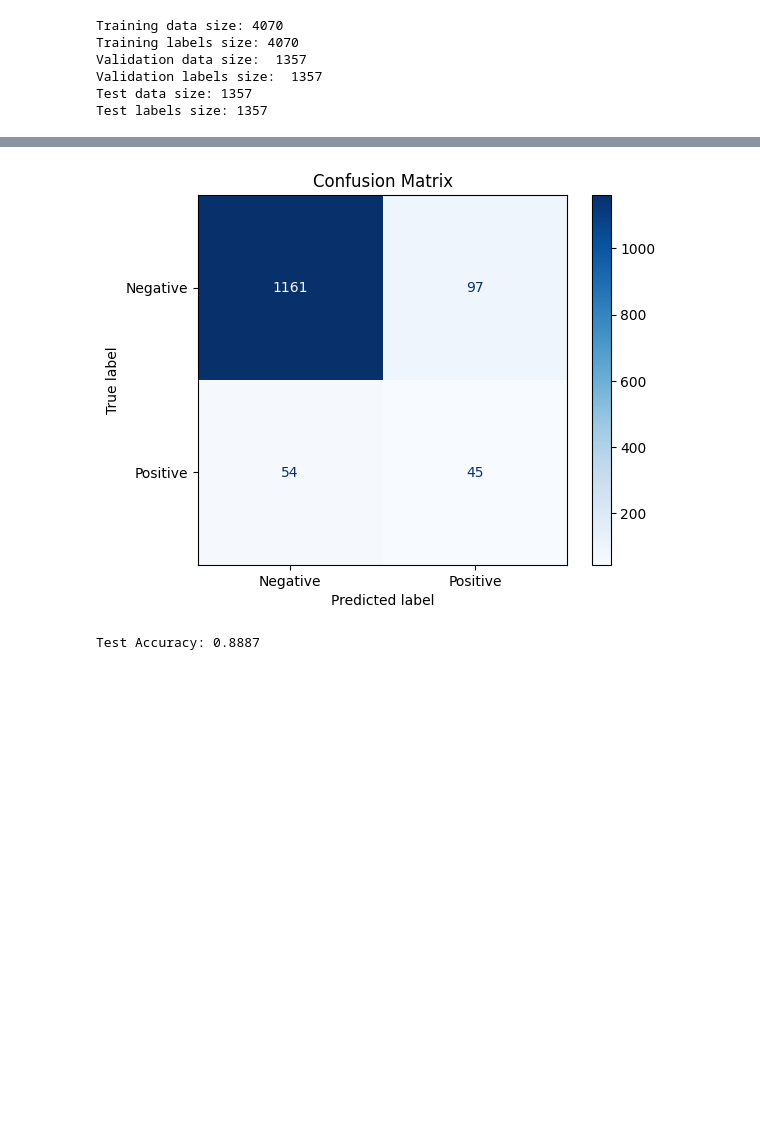
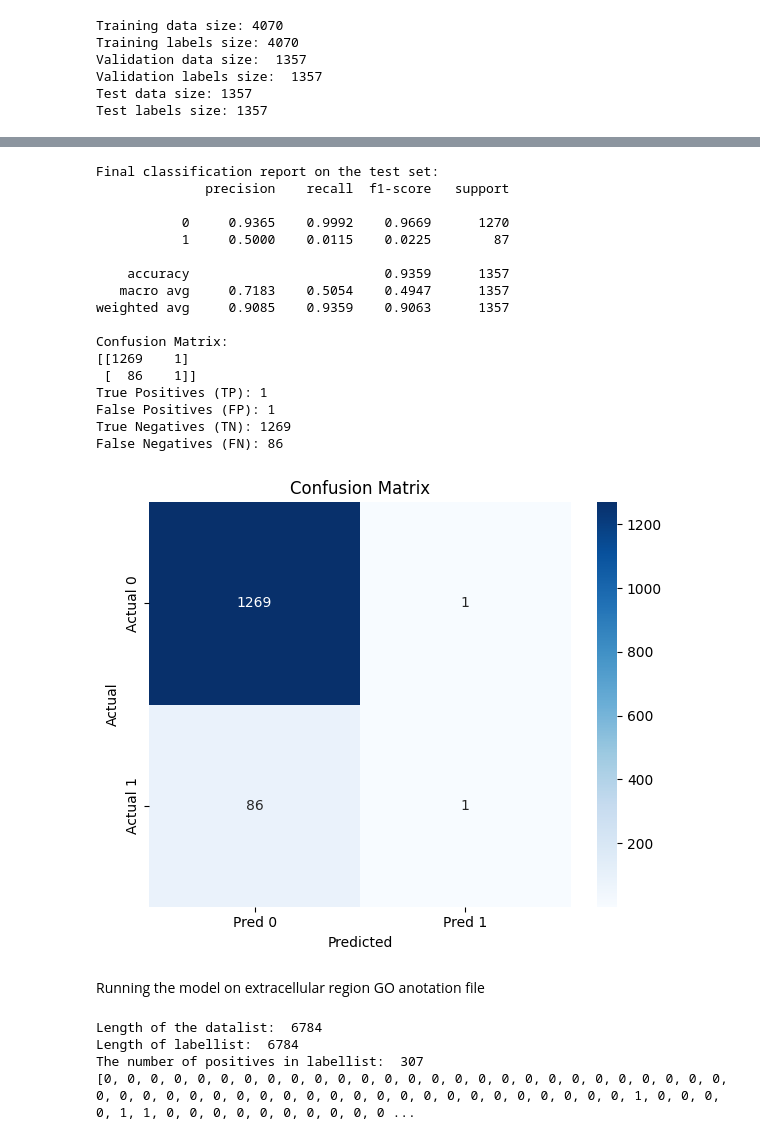
Before and after one commit to anushahulbatte/deeplearning, a Jupyter notebook: Testing_with_GO_annotations.ipynb, the cells around one changed output, grey strips where cells are left out. Cells and saved outputs as stored; diff of their text form; code cells hidden in the pictures; blank space fills up the shorter version.

```diff
--- a/Testing_with_GO_annotations.ipynb
+++ b/Testing_with_GO_annotations.ipynb
@@ -1195,5 +900,59 @@ Epoch 40: Train Loss: 0.2766, Val Loss: 0.3924, Val Acc: 0.8696, Test Acc: 0.871
-# %%
-test_cm = evaluate_with_confusion_matrix(model, test_iter_signal)
-# %% [output]
-[figure, removed]
-Test Accuracy: 0.8887
+# %%
+from sklearn.metrics import confusion_matrix
+
+# Printing a classification report to get more idea on the performance of the model
+# with the help of other metrics
+print("\nFinal classification report on the test set:")
+print(classification_report(all_labels, all_preds, digits=4))
+
+# Compute confusion matrix
+cm = confusion_matrix(all_labels, all_preds)
+
+tn, fp, fn, tp = cm.ravel()
+print(f"Confusion Matrix:\n{cm}")
+print(f"True Positives (TP): {tp}")
+print(f"False Positives (FP): {fp}")
+print(f"True Negatives (TN): {tn}")
+print(f"False Negatives (FN): {fn}")
+
+import seaborn as sns
+import matplotlib.pyplot as plt
+
+plt.figure(figsize=(6, 5))
+sns.heatmap(cm, annot=True, fmt='d', cmap='Blues',
+            xticklabels=['Pred 0', 'Pred 1'],
+            yticklabels=['Actual 0', 'Actual 1'])
+plt.title('Confusion Matrix')
+plt.ylabel('Actual')
+plt.xlabel('Predicted')
+plt.tight_layout()
+plt.show()
+# %% [output]
+Final classification report on the test set:
+              precision    recall  f1-score   support
+
+           0     0.9365    0.9992    0.9669      1270
+           1     0.5000    0.0115    0.0225        87
+
+    accuracy                         0.9359      1357
+   macro avg     0.7183    0.5054    0.4947      1357
+weighted avg     0.9085    0.9359    0.9063      1357
+
+Confusion Matrix:
+[[1269    1]
+ [  86    1]]
+True Positives (TP): 1
+False Positives (FP): 1
+True Negatives (TN): 1269
+False Negatives (FN): 86
+[figure, added]
+# %% [markdown]
+Running the model on extracellular region GO anotation file
+# %%
+datalist, labellist = read(seqfile = "/content/grs34806-deep-learning-project-data/expr5Tseq_filtGO_100-1000.lis",
+posfile = "/content/grs34806-deep-learning-project-data/GO_3A0005576.annotprot")
+# %% [output]
+Length of the datalist:  6784
+Length of labellist:  6784
+The number of positives in labellist:  307
+[0, 0, 0, 0, 0, 0, 0, 0, 0, 0, 0, 0, 0, 0, 0, 0, 0, 0, 0, 0, 0, 0, 0, 0, 0, 0, 0, 0, 0, 0, 0, 0, 0, 0, 0, 0, 0, 0, 0, 0, 0, 0, 0, 0, 0, 0, 0, 0, 0, 0, 1, 0, 0, 0, 0, 1, 1, 0, 0, 0, 0, 0, 0, 0, 0, 0, 0 ...
```
Also changed, not shown: parts of 35 cells of this notebook.
